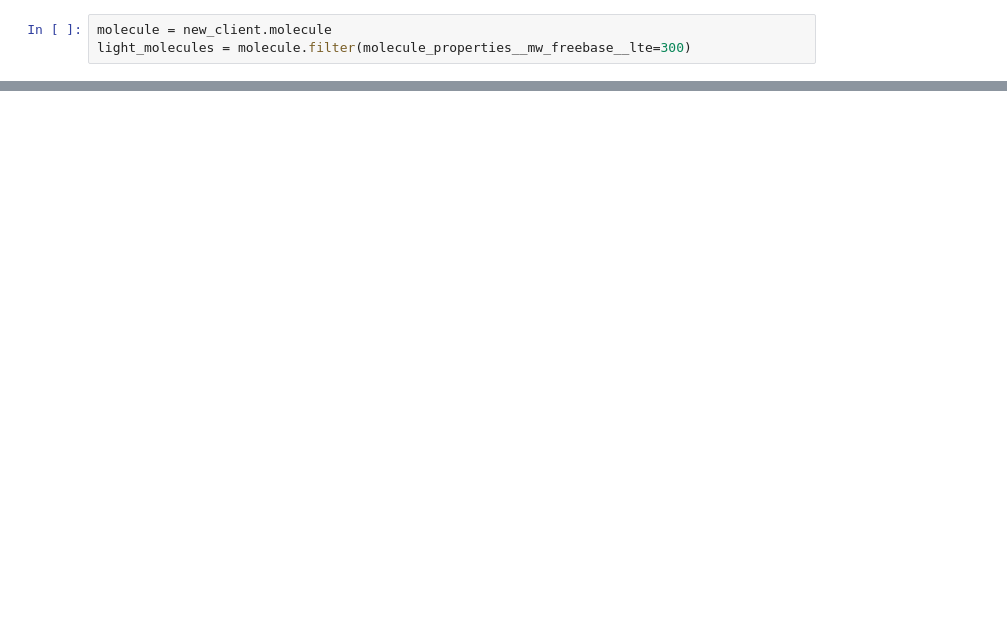
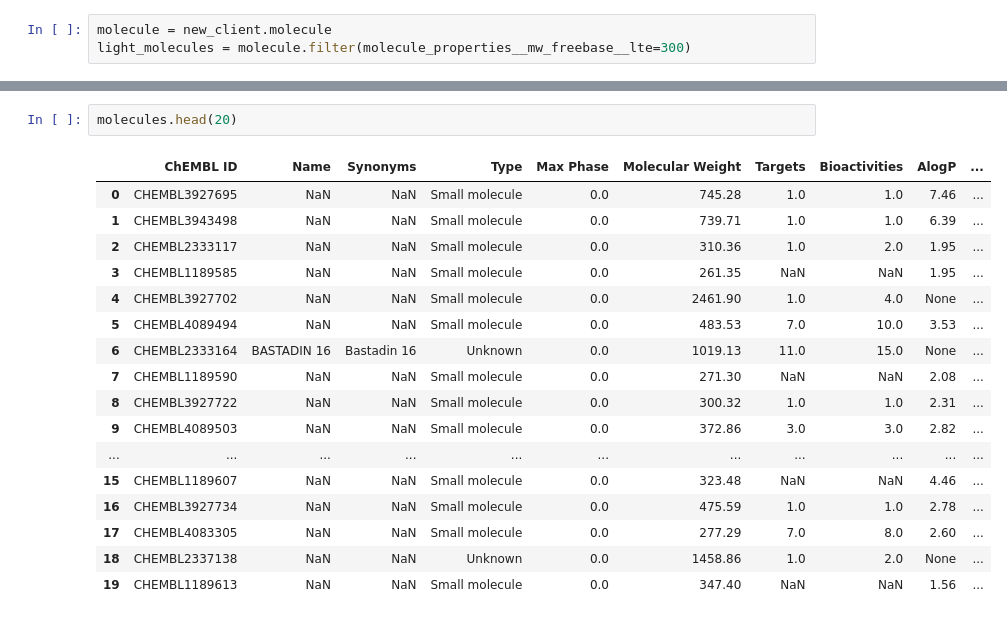
Before and after one commit to robertlizatovic/DeepChemistry, a Jupyter notebook: fetch_data.ipynb, the cells around one changed output, grey strips where cells are left out. Saved outputs shown, nothing was run; the diff lists cells and outputs as text; blank space fills up the shorter version.

```diff
--- a/fetch_data.ipynb
+++ b/fetch_data.ipynb
@@ -112,0 +61,20 @@ molecule[3999]
+# %%
+molecules.head(20)
+# %% [output]
+|  | ChEMBL ID | Name | Synonyms | Type | Max Phase | Molecular Weight | Targets | Bioactivities | AlogP | ... |
+| 0 | CHEMBL3927695 | NaN | NaN | Small molecule | 0.0 | 745.28 | 1.0 | 1.0 | 7.46 | ... |
+| 1 | CHEMBL3943498 | NaN | NaN | Small molecule | 0.0 | 739.71 | 1.0 | 1.0 | 6.39 | ... |
+| 2 | CHEMBL2333117 | NaN | NaN | Small molecule | 0.0 | 310.36 | 1.0 | 2.0 | 1.95 | ... |
+| 3 | CHEMBL1189585 | NaN | NaN | Small molecule | 0.0 | 261.35 | NaN | NaN | 1.95 | ... |
+| 4 | CHEMBL3927702 | NaN | NaN | Small molecule | 0.0 | 2461.90 | 1.0 | 4.0 | None | ... |
+| 5 | CHEMBL4089494 | NaN | NaN | Small molecule | 0.0 | 483.53 | 7.0 | 10.0 | 3.53 | ... |
+| 6 | CHEMBL2333164 | BASTADIN 16 | Bastadin 16 | Unknown | 0.0 | 1019.13 | 11.0 | 15.0 | None | ... |
+| 7 | CHEMBL1189590 | NaN | NaN | Small molecule | 0.0 | 271.30 | NaN | NaN | 2.08 | ... |
+| 8 | CHEMBL3927722 | NaN | NaN | Small molecule | 0.0 | 300.32 | 1.0 | 1.0 | 2.31 | ... |
+| 9 | CHEMBL4089503 | NaN | NaN | Small molecule | 0.0 | 372.86 | 3.0 | 3.0 | 2.82 | ... |
+| ... | ... | ... | ... | ... | ... | ... | ... | ... | ... | ... |
+| 15 | CHEMBL1189607 | NaN | NaN | Small molecule | 0.0 | 323.48 | NaN | NaN | 4.46 | ... |
+| 16 | CHEMBL3927734 | NaN | NaN | Small molecule | 0.0 | 475.59 | 1.0 | 1.0 | 2.78 | ... |
+| 17 | CHEMBL4083305 | NaN | NaN | Small molecule | 0.0 | 277.29 | 7.0 | 8.0 | 2.60 | ... |
+| 18 | CHEMBL2337138 | NaN | NaN | Unknown | 0.0 | 1458.86 | 1.0 | 2.0 | None | ... |
+| 19 | CHEMBL1189613 | NaN | NaN | Small molecule | 0.0 | 347.40 | NaN | NaN | 1.56 | ... |
```
Also changed, not shown: parts of 15 cells of this notebook, 1 other file.
